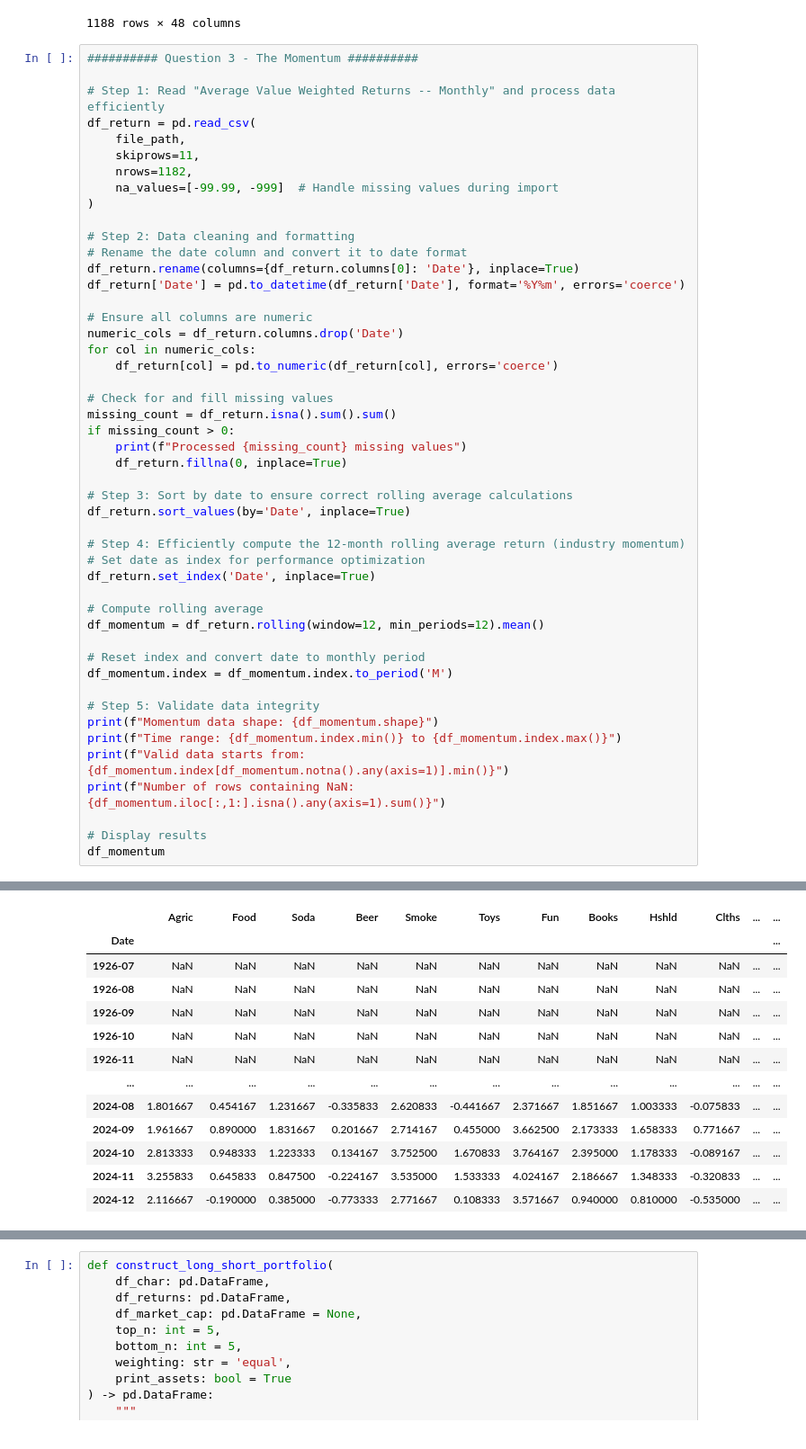
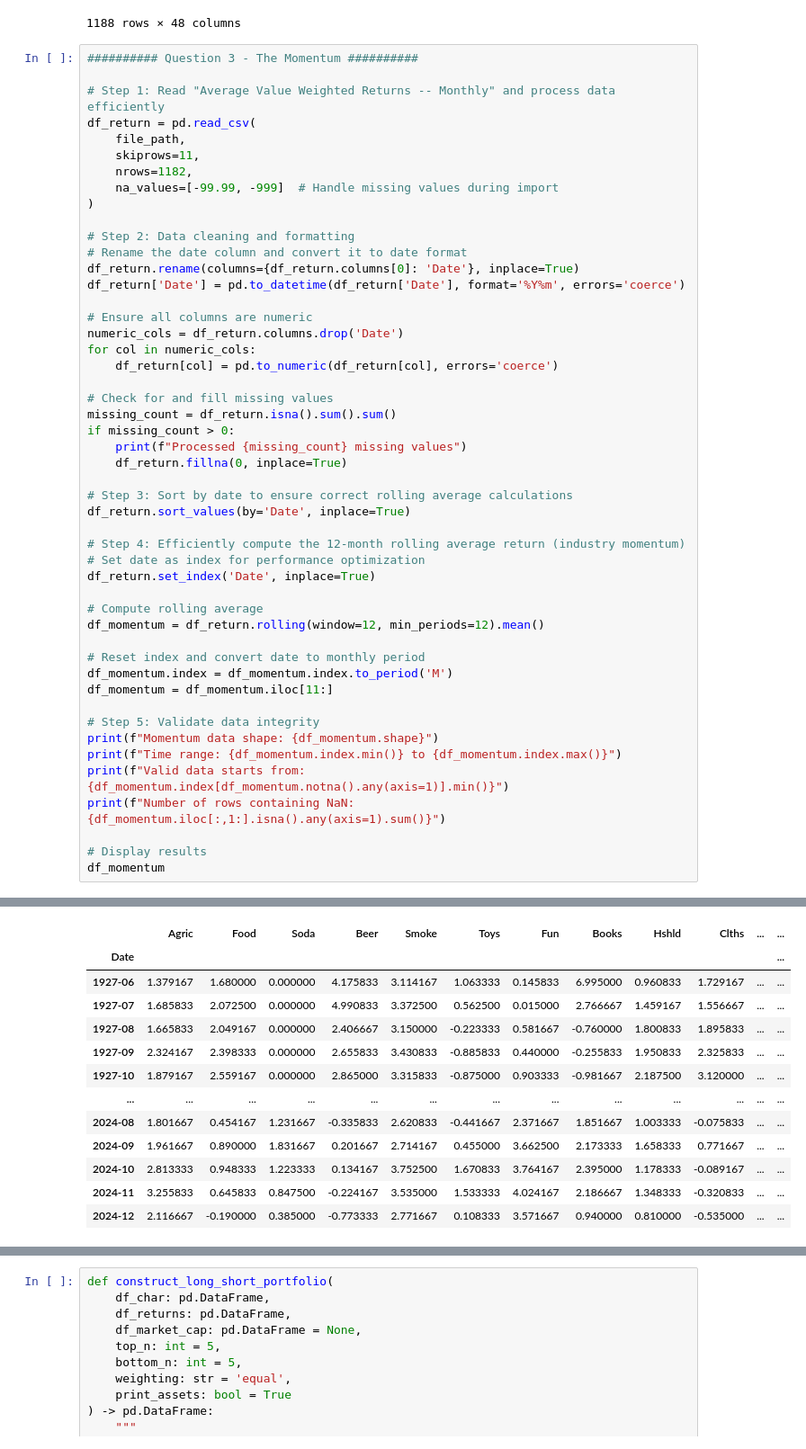
Before and after one commit to fangsitang/TP2_PortfolioManagement, a Jupyter notebook: Part_B.ipynb, the cells around one changed output, grey strips where cells are left out. Shown: that part at 90% size. Saved outputs shown, nothing was run; the diff lists cells and outputs as text.

```diff
--- a/Part_B.ipynb
+++ b/Part_B.ipynb
@@ -188,6 +188,7 @@ df_momentum = df_return.rolling(window=12, min_periods=12).mean()
 
 # Reset index and convert date to monthly period
 df_momentum.index = df_momentum.index.to_period('M')
+df_momentum = df_momentum.iloc[11:]
 
 # Step 5: Validate data integrity
 print(f"Momentum data shape: {df_momentum.shape}")
@@ -206,10 +207,10 @@ Number of rows containing NaN: 11
 |  | Agric | Food | Soda | Beer | Smoke | Toys | Fun | Books | Hshld | Clths | ... | ... |
 | Date |  |  |  |  |  |  |  |  |  |  |  | ... |
-| 1926-07 | NaN | NaN | NaN | NaN | NaN | NaN | NaN | NaN | NaN | NaN | ... | ... |
-| 1926-08 | NaN | NaN | NaN | NaN | NaN | NaN | NaN | NaN | NaN | NaN | ... | ... |
-| 1926-09 | NaN | NaN | NaN | NaN | NaN | NaN | NaN | NaN | NaN | NaN | ... | ... |
-| 1926-10 | NaN | NaN | NaN | NaN | NaN | NaN | NaN | NaN | NaN | NaN | ... | ... |
-| 1926-11 | NaN | NaN | NaN | NaN | NaN | NaN | NaN | NaN | NaN | NaN | ... | ... |
+| 1927-06 | 1.379167 | 1.680000 | 0.000000 | 4.175833 | 3.114167 | 1.063333 | 0.145833 | 6.995000 | 0.960833 | 1.729167 | ... | ... |
+| 1927-07 | 1.685833 | 2.072500 | 0.000000 | 4.990833 | 3.372500 | 0.562500 | 0.015000 | 2.766667 | 1.459167 | 1.556667 | ... | ... |
+| 1927-08 | 1.665833 | 2.049167 | 0.000000 | 2.406667 | 3.150000 | -0.223333 | 0.581667 | -0.760000 | 1.800833 | 1.895833 | ... | ... |
+| 1927-09 | 2.324167 | 2.398333 | 0.000000 | 2.655833 | 3.430833 | -0.885833 | 0.440000 | -0.255833 | 1.950833 | 2.325833 | ... | ... |
+| 1927-10 | 1.879167 | 2.559167 | 0.000000 | 2.865000 | 3.315833 | -0.875000 | 0.903333 | -0.981667 | 2.187500 | 3.120000 | ... | ... |
 | ... | ... | ... | ... | ... | ... | ... | ... | ... | ... | ... | ... | ... |
 | 2024-08 | 1.801667 | 0.454167 | 1.231667 | -0.335833 | 2.620833 | -0.441667 | 2.371667 | 1.851667 | 1.003333 | -0.075833 | ... | ... |
 | 2024-09 | 1.961667 | 0.890000 | 1.831667 | 0.201667 | 2.714167 | 0.455000 | 3.662500 | 2.173333 | 1.658333 | 0.771667 | ... | ... |
```
Also changed, not shown: parts of 10 cells of this notebook.
